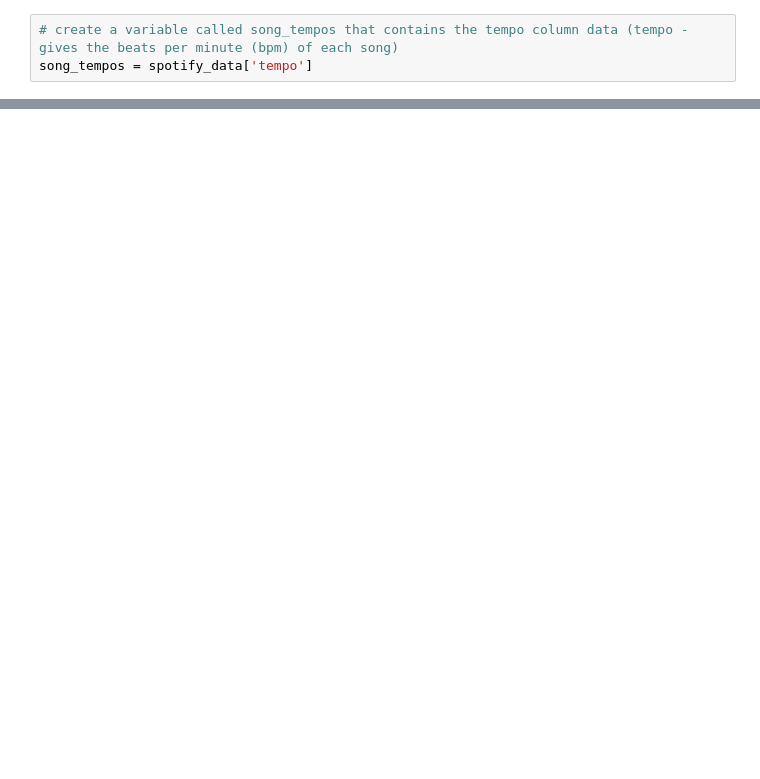
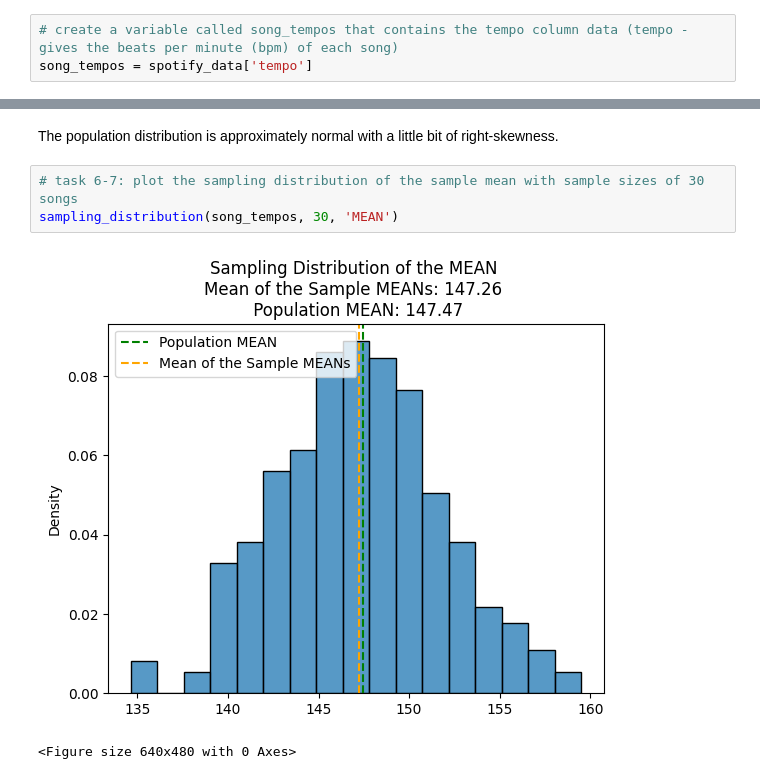
Before and after one commit to 7086600/dance_party, a Jupyter notebook: dance_party.ipynb, the cells around one changed output, grey strips where cells are left out. Cells and saved outputs as stored; diff of their text form; blank space fills up the shorter version.

```diff
--- a/dance_party.ipynb
+++ b/dance_party.ipynb
@@ -82,0 +92,8 @@ A file called helper_functions.py contains three functions:
+# %% [markdown]
+The population distribution is approximately normal with a little bit of right-skewness.
+# %%
+# task 6-7: plot the sampling distribution of the sample mean with sample sizes of 30 songs
+sampling_distribution(song_tempos, 30, 'MEAN')
+# %% [output]
+[figure, added]
+<Figure size 640x480 with 0 Axes>
```
Also changed, not shown: parts of 8 cells of this notebook, 1 other file.
